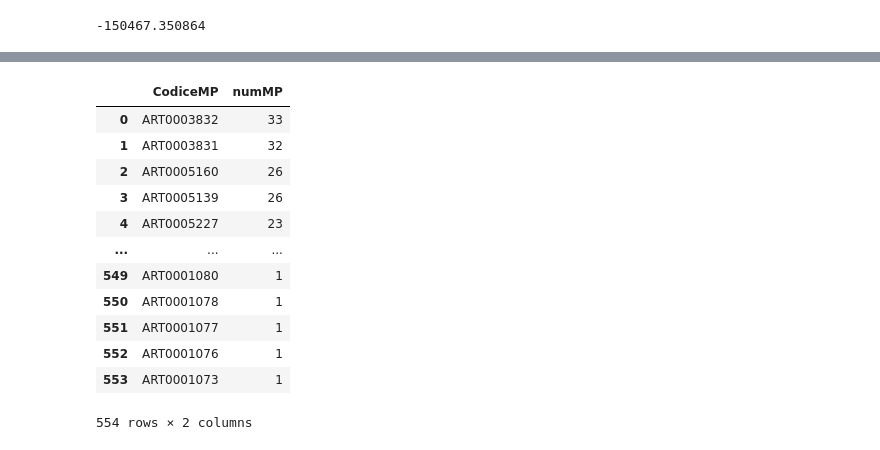
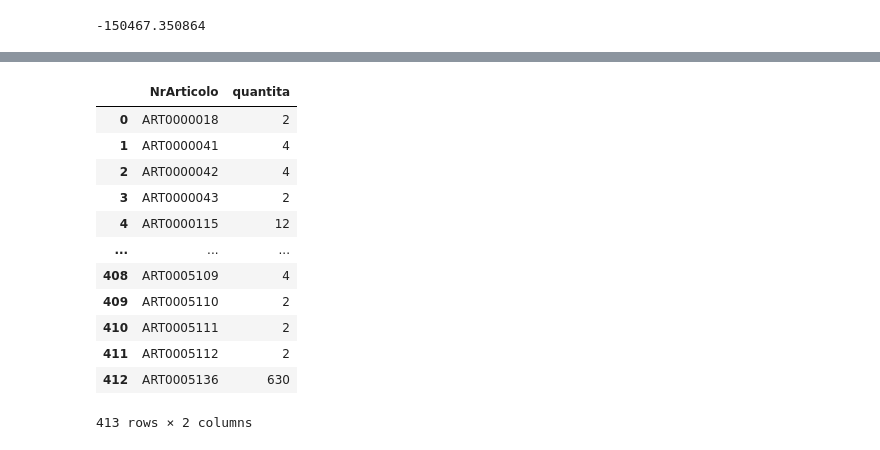
Before and after one commit to VinciGit00/SCGProject, a Jupyter notebook: Datasets/DataElaboration/TotaleDavidExtendedV2.ipynb, the cells around one changed output, grey strips where cells are left out. Cells and saved outputs as stored; diff of their text form; code cells hidden in the pictures.

```diff
--- a/Datasets/DataElaboration/TotaleDavidExtendedV2.ipynb
+++ b/Datasets/DataElaboration/TotaleDavidExtendedV2.ipynb
@@ -1042,16 +1096,16 @@ print(-2508.715616-48377.117694-38034.622697-61546.894857)
 # %%
-sqldf('select CodiceMP, count(*) as numMP from consumiBudget group by CodiceMP order by numMP desc')
+sqldf('select NrArticolo,sum(Quantity) as quantita from venditeBudget group by NrArticolo order by NrArticolo')
 # %% [output]
-|  | CodiceMP | numMP |
-| 0 | ART0003832 | 33 |
-| 1 | ART0003831 | 32 |
-| 2 | ART0005160 | 26 |
-| 3 | ART0005139 | 26 |
-| 4 | ART0005227 | 23 |
+|  | NrArticolo | quantita |
+| 0 | ART0000018 | 2 |
+| 1 | ART0000041 | 4 |
+| 2 | ART0000042 | 4 |
+| 3 | ART0000043 | 2 |
+| 4 | ART0000115 | 12 |
 | ... | ... | ... |
-| 549 | ART0001080 | 1 |
-| 550 | ART0001078 | 1 |
-| 551 | ART0001077 | 1 |
-| 552 | ART0001076 | 1 |
-| 553 | ART0001073 | 1 |
+| 408 | ART0005109 | 4 |
+| 409 | ART0005110 | 2 |
+| 410 | ART0005111 | 2 |
+| 411 | ART0005112 | 2 |
+| 412 | ART0005136 | 630 |
-554 rows × 2 columns
+413 rows × 2 columns
```
Also changed, not shown: parts of 12 cells of this notebook.
